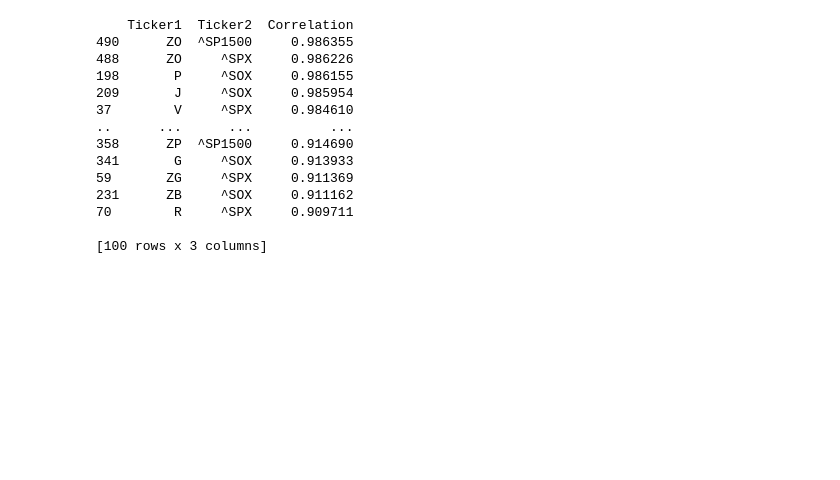
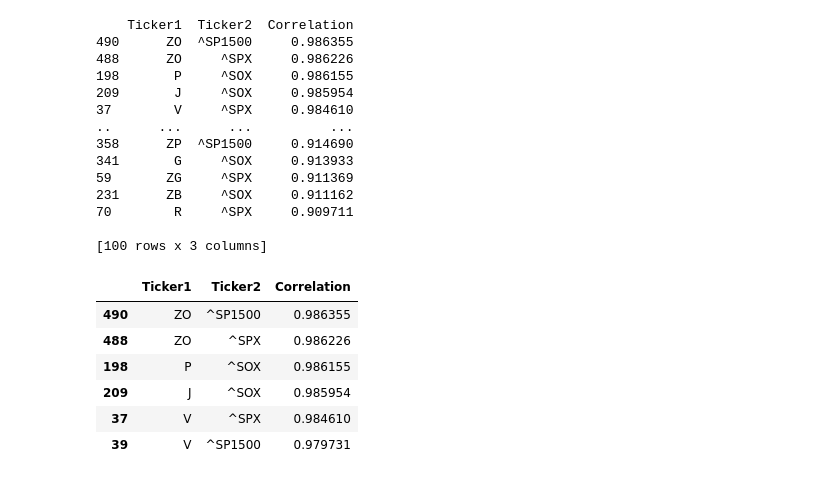
Before and after one commit to MIG-Project-Challenge/team-4, a Jupyter notebook: indices_correlations.ipynb, the cells around one changed output. Drawn from its saved outputs; the diff is of its cells as text; code cells hidden in the pictures; blank space fills up the shorter version.

```diff
--- a/indices_correlations.ipynb
+++ b/indices_correlations.ipynb
@@ -78,8 +78,3 @@ all_indices
 | 1449 | ^VIX | 2021-04-07 | 17.990000 | 18.170000 | 16.870001 | 17.160000 | 0.0 | 0.0 | 0.0 | NaN |
 | 1450 | ^VIX | 2021-04-08 | 16.920000 | 17.360001 | 16.549999 | 16.950001 | 0.0 | 0.0 | 0.0 | NaN |
 15945 rows × 10 columns
-# %%
-all_indices = all_indices.drop(columns=['Stock Splits', 'Dividends'])
-all_indices.set_index(["Ticker", "Date"], inplace=True)
-
-all_indices
@@ -141,3 +121,15 @@ print(sorted_correlation_df.head(100))
 70        R     ^SPX     0.909711
 
 [100 rows x 3 columns]
+# %%
+top_correlated_indices = sorted_correlation_df.iloc[:6]
+
+top_correlated_indices
+# %% [output]
+|  | Ticker1 | Ticker2 | Correlation |
+| 490 | ZO | ^SP1500 | 0.986355 |
+| 488 | ZO | ^SPX | 0.986226 |
+| 198 | P | ^SOX | 0.986155 |
+| 209 | J | ^SOX | 0.985954 |
+| 37 | V | ^SPX | 0.984610 |
+| 39 | V | ^SP1500 | 0.979731 |
```
Also changed, not shown: parts of 4 cells of this notebook.
